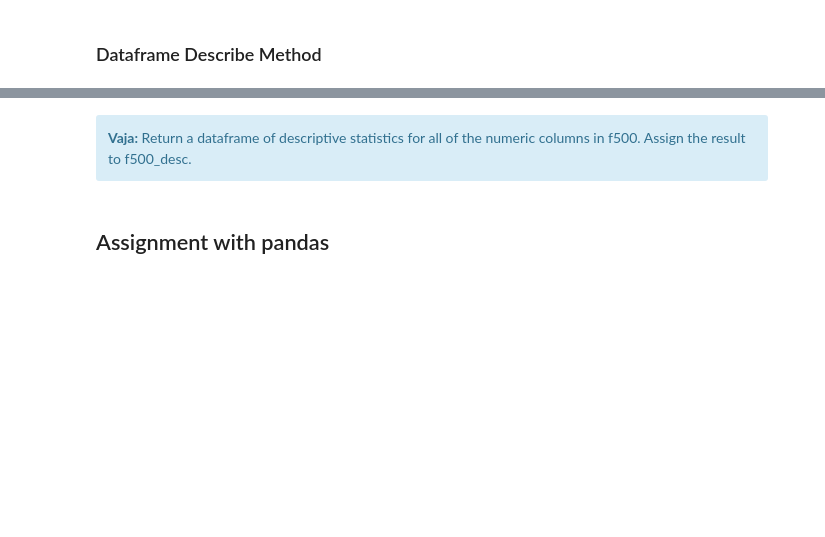
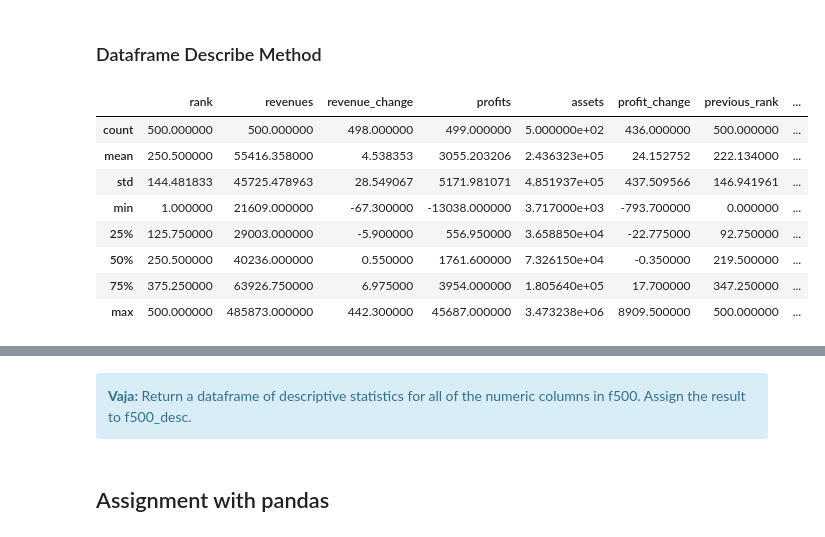
Before and after one commit to kovaxoid/Analitika_podatkov_python, a Jupyter notebook: Del_03_Uvod_v_Pandas/03_Uvod_v_Pandas_CLEAN.ipynb, the cells around one changed output, grey strips where cells are left out. Cells and saved outputs as stored; diff of their text form; code cells hidden in the pictures; blank space fills up the shorter version.

```diff
--- a/Del_03_Uvod_v_Pandas/03_Uvod_v_Pandas_CLEAN.ipynb
+++ b/Del_03_Uvod_v_Pandas/03_Uvod_v_Pandas_CLEAN.ipynb
@@ -616,3 +598,7 @@ countries_counts['India']
 # %% [markdown]
 <div class="alert alert-block alert-info">
 <b>Vaja:</b> Create a new variable big_movers, with: Rows with indices Aviva, HP, JD.com, and BHP Billiton, in that order. The rank and previous_rank columns, in that order.</div>
+# %%
+f500 = pd.read_csv('data/f500.csv', index_col = 0)
+f500.index.name = None
+big_movers = f500.loc[["Aviva", "HP", "JD.com", "BHP Billiton"], ["rank", "previous_rank"]]
@@ -693,2 +857,14 @@ dtype: float64
 # %% [markdown]
 ### Dataframe Describe Method
+# %%
+f500.describe()
+# %% [output]
+|  | rank | revenues | revenue_change | profits | assets | profit_change | previous_rank | ... |
+| count | 500.000000 | 500.000000 | 498.000000 | 499.000000 | 5.000000e+02 | 436.000000 | 500.000000 | ... |
+| mean | 250.500000 | 55416.358000 | 4.538353 | 3055.203206 | 2.436323e+05 | 24.152752 | 222.134000 | ... |
+| std | 144.481833 | 45725.478963 | 28.549067 | 5171.981071 | 4.851937e+05 | 437.509566 | 146.941961 | ... |
+| min | 1.000000 | 21609.000000 | -67.300000 | -13038.000000 | 3.717000e+03 | -793.700000 | 0.000000 | ... |
+| 25% | 125.750000 | 29003.000000 | -5.900000 | 556.950000 | 3.658850e+04 | -22.775000 | 92.750000 | ... |
+| 50% | 250.500000 | 40236.000000 | 0.550000 | 1761.600000 | 7.326150e+04 | -0.350000 | 219.500000 | ... |
+| 75% | 375.250000 | 63926.750000 | 6.975000 | 3954.000000 | 1.805640e+05 | 17.700000 | 347.250000 | ... |
+| max | 500.000000 | 485873.000000 | 442.300000 | 45687.000000 | 3.473238e+06 | 8909.500000 | 500.000000 | ... |
```
Also changed, not shown: parts of 116 cells of this notebook, 9 other files.
